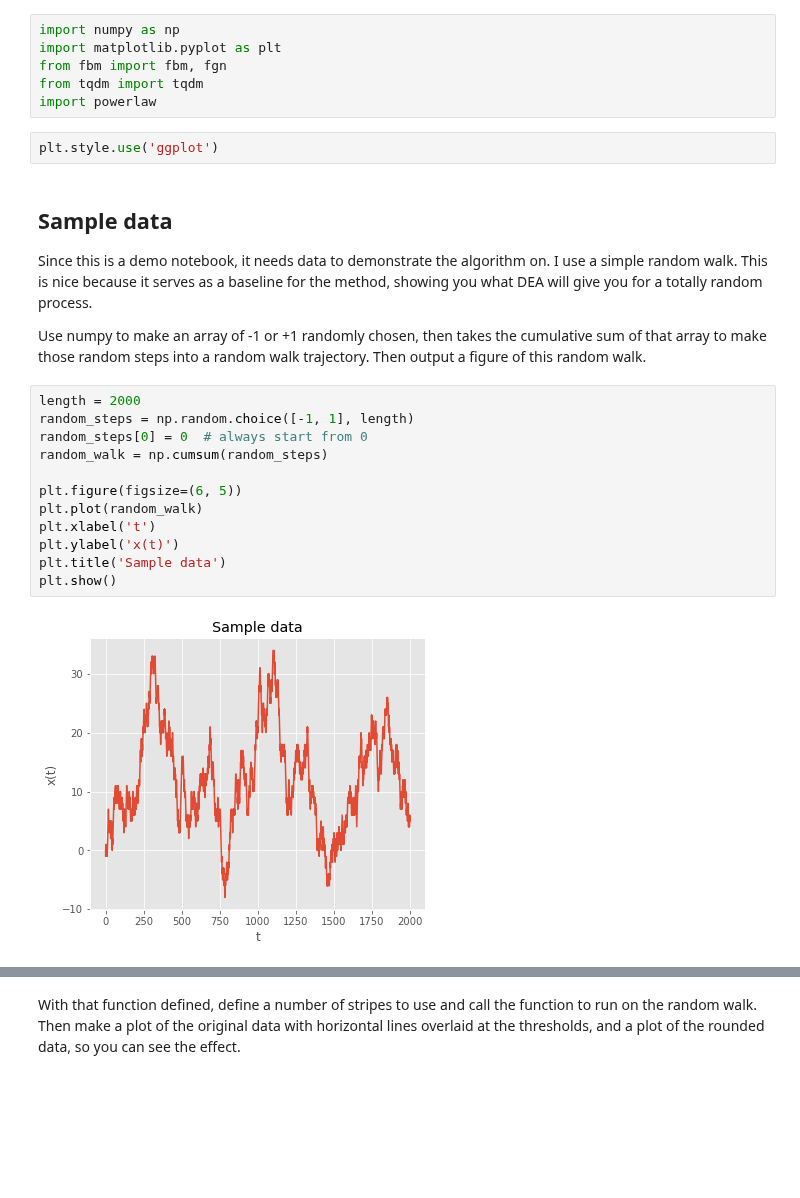
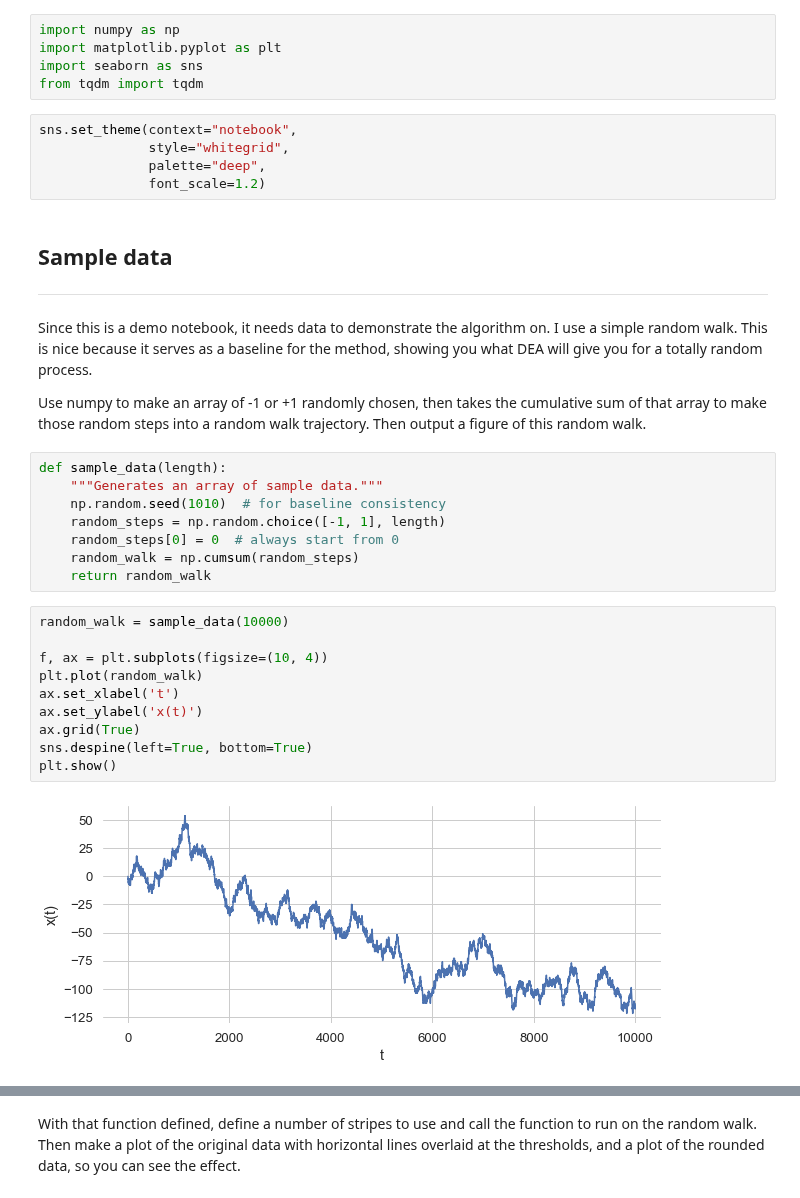
Before and after one commit to garland-culbreth/pymdea, a Jupyter notebook: dea_demo.ipynb, the cells around one changed output, grey strips where cells are left out. Cells and saved outputs as stored; diff of their text form; blank space fills up the shorter version.

```diff
--- a/dea_demo.ipynb
+++ b/dea_demo.ipynb
@@ -29,30 +29,39 @@ I also set the default plotting style to emulate ggplot. This is a personal pref
 # %%
 import numpy as np
 import matplotlib.pyplot as plt
-from fbm import fbm, fgn
+import seaborn as sns
 from tqdm import tqdm
-import powerlaw
-# %%
-plt.style.use('ggplot')
+# %%
+sns.set_theme(context="notebook",
+              style="whitegrid",
+              palette="deep",
+              font_scale=1.2)
 # %% [markdown]
 ## Sample data
+___
 
 Since this is a demo notebook, it needs data to demonstrate the algorithm on. I use a simple random walk. This is nice because it serves as a baseline for the method, showing you what DEA will give you for a totally random process.
 
 Use numpy to make an array of -1 or +1 randomly chosen, then takes the cumulative sum of that array to make those random steps into a random walk trajectory. Then output a figure of this random walk.
 # %%
-length = 2000
-random_steps = np.random.choice([-1, 1], length)
-random_steps[0] = 0  # always start from 0
-random_walk = np.cumsum(random_steps)
-
-plt.figure(figsize=(6, 5))
-plt.plot(random_walk)
-plt.xlabel('t')
-plt.ylabel('x(t)')
-plt.title('Sample data')
-plt.show()
+def sample_data(length):
+    """Generates an array of sample data."""
+    np.random.seed(1010)  # for baseline consistency
+    random_steps = np.random.choice([-1, 1], length)
+    random_steps[0] = 0  # always start from 0
+    random_walk = np.cumsum(random_steps)
+    return random_walk
-# %% [output]
-[figure, removed]
+# %%
+random_walk = sample_data(10000)
+
+f, ax = plt.subplots(figsize=(10, 4))
+plt.plot(random_walk)
+ax.set_xlabel('t')
+ax.set_ylabel('x(t)')
+ax.grid(True)
+sns.despine(left=True, bottom=True)
+plt.show()
+# %% [output]
+[figure, added]
 # %% [markdown]
 ## Stripes
```
Also changed, not shown: parts of 35 cells of this notebook.
